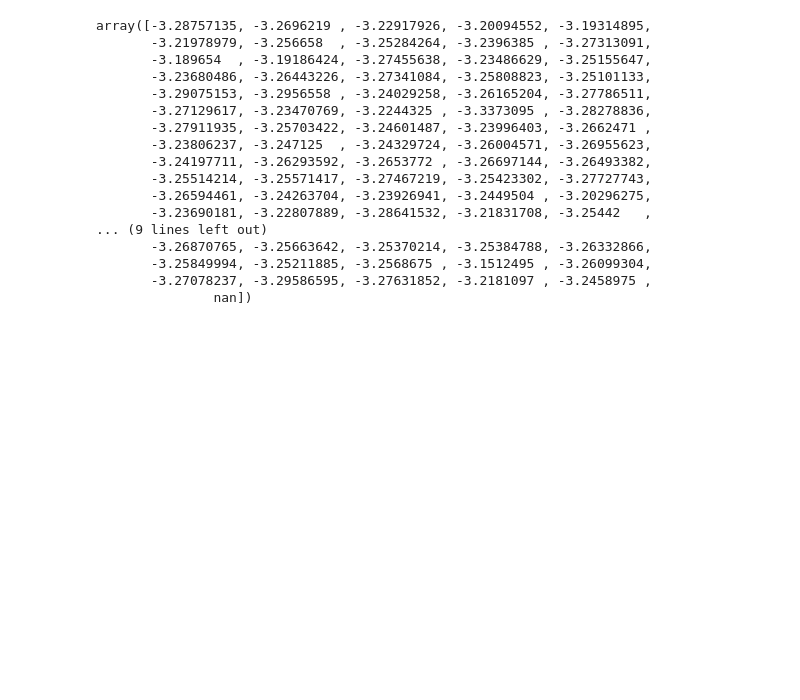
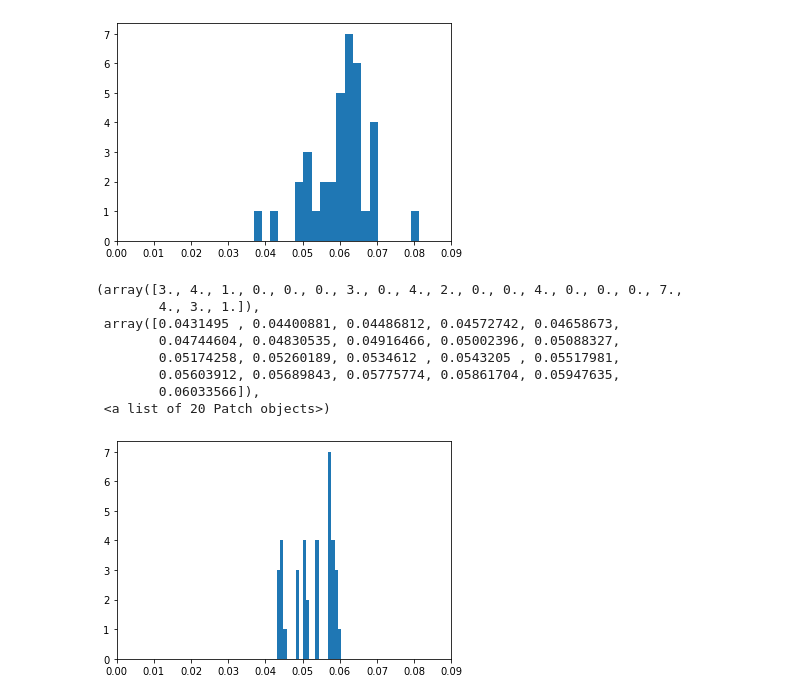
Before and after one commit to PaulTwine/TripleLines.github.io, a Jupyter notebook: DataCollection.ipynb, the cells around one changed output. Saved outputs shown, nothing was run; the diff lists cells and outputs as text; code cells hidden in the pictures; blank space fills up the shorter version.

```diff
--- a/DataCollection.ipynb
+++ b/DataCollection.ipynb
@@ -79,20 +81,25 @@ plt.hist(lstPEVol, bins =25)
-# %%
-np.array(df[2].astype('float'))
-# %% [output]
-array([-3.28757135, -3.2696219 , -3.22917926, -3.20094552, -3.19314895,
-       -3.21978979, -3.256658  , -3.25284264, -3.2396385 , -3.27313091,
-       -3.189654  , -3.19186424, -3.27455638, -3.23486629, -3.25155647,
-       -3.23680486, -3.26443226, -3.27341084, -3.25808823, -3.25101133,
-       -3.29075153, -3.2956558 , -3.24029258, -3.26165204, -3.27786511,
-       -3.27129617, -3.23470769, -3.2244325 , -3.3373095 , -3.28278836,
-       -3.27911935, -3.25703422, -3.24601487, -3.23996403, -3.2662471 ,
-       -3.23806237, -3.247125  , -3.24329724, -3.26004571, -3.26955623,
-       -3.24197711, -3.26293592, -3.2653772 , -3.26697144, -3.26493382,
-       -3.25514214, -3.25571417, -3.27467219, -3.25423302, -3.27727743,
-       -3.26594461, -3.24263704, -3.23926941, -3.2449504 , -3.20296275,
-       -3.23690181, -3.22807889, -3.28641532, -3.21831708, -3.25442   ,
-... (9 lines left out)
-       -3.26870765, -3.25663642, -3.25370214, -3.25384788, -3.26332866,
-       -3.25849994, -3.25211885, -3.2568675 , -3.1512495 , -3.26099304,
-       -3.27078237, -3.29586595, -3.27631852, -3.2181097 , -3.2458975 ,
-               nan])
+# %%
+lstDensity = []
+for j in range(len(df)-1):
+    arrRow = df.iloc[[j]][[4,5]].astype('float').to_numpy()[0]
+    lstDensity.append(arrRow[1]/(np.pi*arrRow[0]**2*80.1))
+plt.hist(lstDensity, bins =20)
+plt.xlim(0,0.09)
+plt.show()
+lstDensity = []
+for j in range(len(df)-1):
+    arrRow = df.iloc[[j]][[4,7,8]].astype('float').to_numpy()[0]
+    lstDensity.append(arrRow[1]/(2*arrRow[0]*arrRow[2]*80.1))
+plt.xlim(0,0.09)
+plt.hist(lstDensity, bins =20)
+# %% [output]
+[figure, added]
+(array([3., 4., 1., 0., 0., 0., 3., 0., 4., 2., 0., 0., 4., 0., 0., 0., 7.,
+        4., 3., 1.]),
+ array([0.0431495 , 0.04400881, 0.04486812, 0.04572742, 0.04658673,
+        0.04744604, 0.04830535, 0.04916466, 0.05002396, 0.05088327,
+        0.05174258, 0.05260189, 0.0534612 , 0.0543205 , 0.05517981,
+        0.05603912, 0.05689843, 0.05775774, 0.05861704, 0.05947635,
+        0.06033566]),
+ <a list of 20 Patch objects>)
+[figure, added]
```
Also changed, not shown: parts of 4 cells of this notebook, 6 other files.
